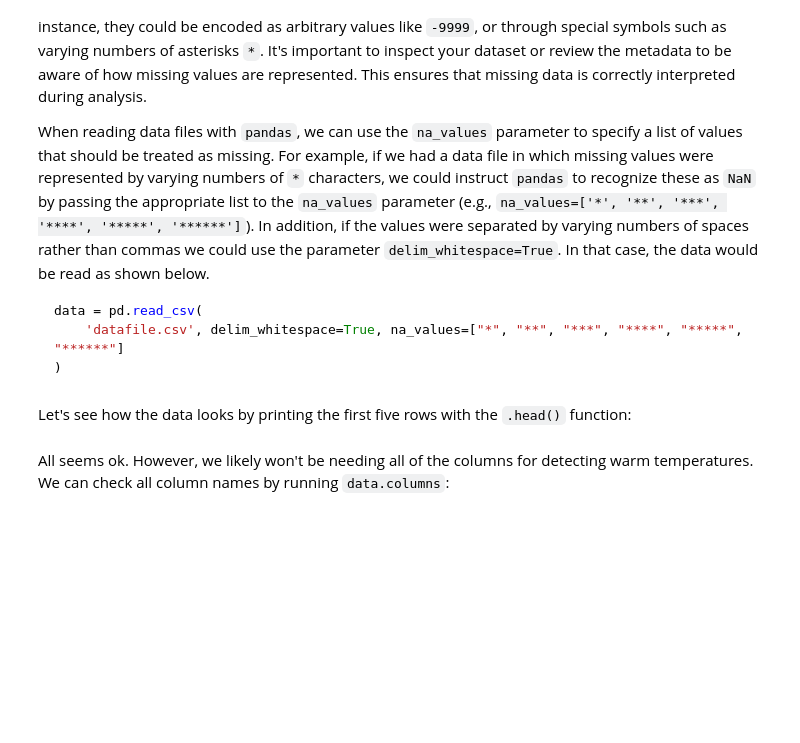
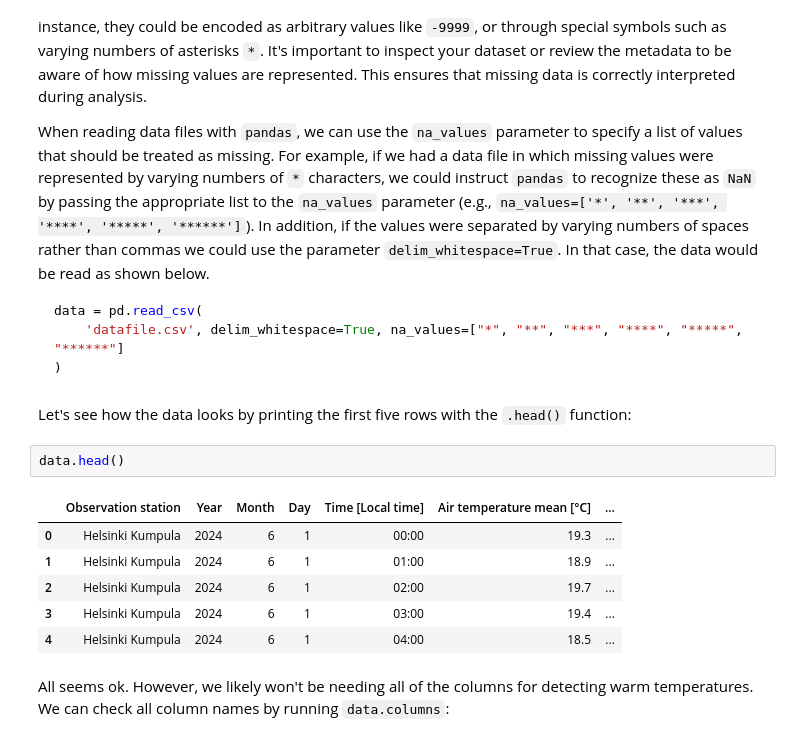
Before and after one commit to heattard/geo-python, a Jupyter notebook: source/notebooks/L6/advanced-data-processing-with-pandas.ipynb, the cells around one changed output. Saved outputs shown, nothing was run; the diff lists cells and outputs as text; blank space fills up the shorter version.

Commit message:
got all the way to data properties

````diff
--- a/source/notebooks/L6/advanced-data-processing-with-pandas.ipynb
+++ b/source/notebooks/L6/advanced-data-processing-with-pandas.ipynb
@@ -105,5 +107,14 @@ data = pd.read_csv(
 ```
 # %% [markdown]
 Let's see how the data looks by printing the first five rows with the `.head()` function:
+# %%
+data.head()
+# %% [output]
+|  | Observation station | Year | Month | Day | Time [Local time] | Air temperature mean [°C] | ... |
+| 0 | Helsinki Kumpula | 2024 | 6 | 1 | 00:00 | 19.3 | ... |
+| 1 | Helsinki Kumpula | 2024 | 6 | 1 | 01:00 | 18.9 | ... |
+| 2 | Helsinki Kumpula | 2024 | 6 | 1 | 02:00 | 19.7 | ... |
+| 3 | Helsinki Kumpula | 2024 | 6 | 1 | 03:00 | 19.4 | ... |
+| 4 | Helsinki Kumpula | 2024 | 6 | 1 | 04:00 | 18.5 | ... |
 # %% [markdown]
 All seems ok. However, we likely won't be needing all of the columns for detecting warm temperatures. We can check all column names by running `data.columns`:
````
Also changed, not shown: parts of 11 cells of this notebook.
